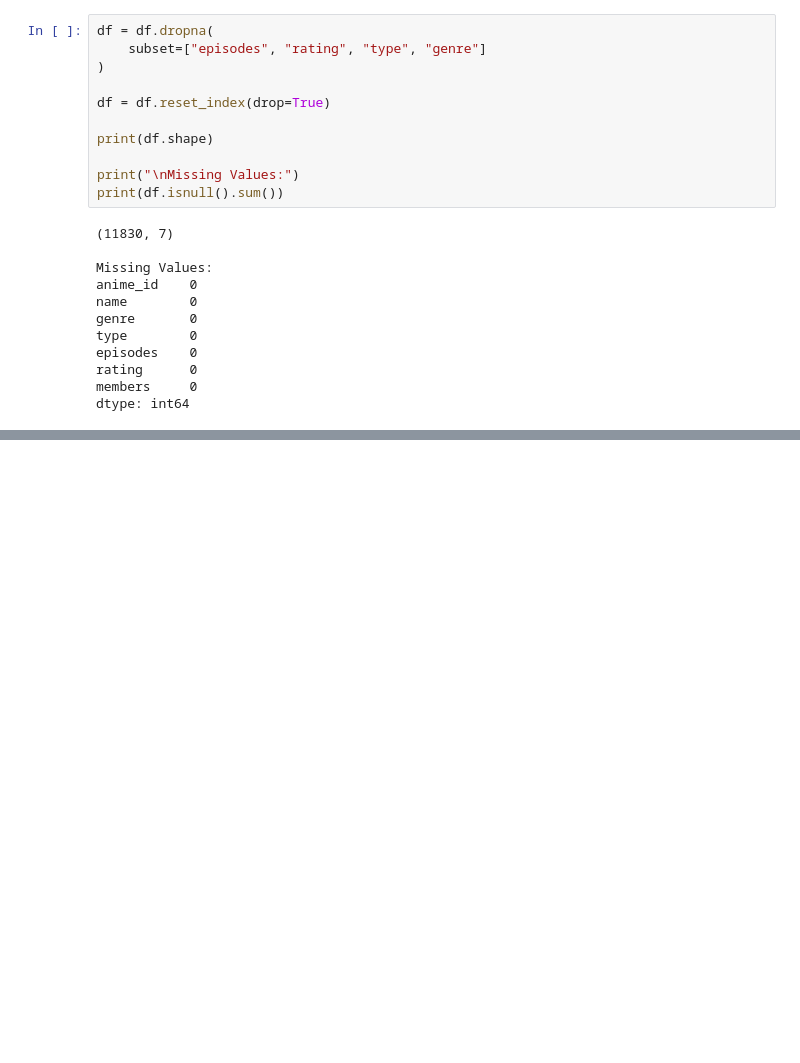
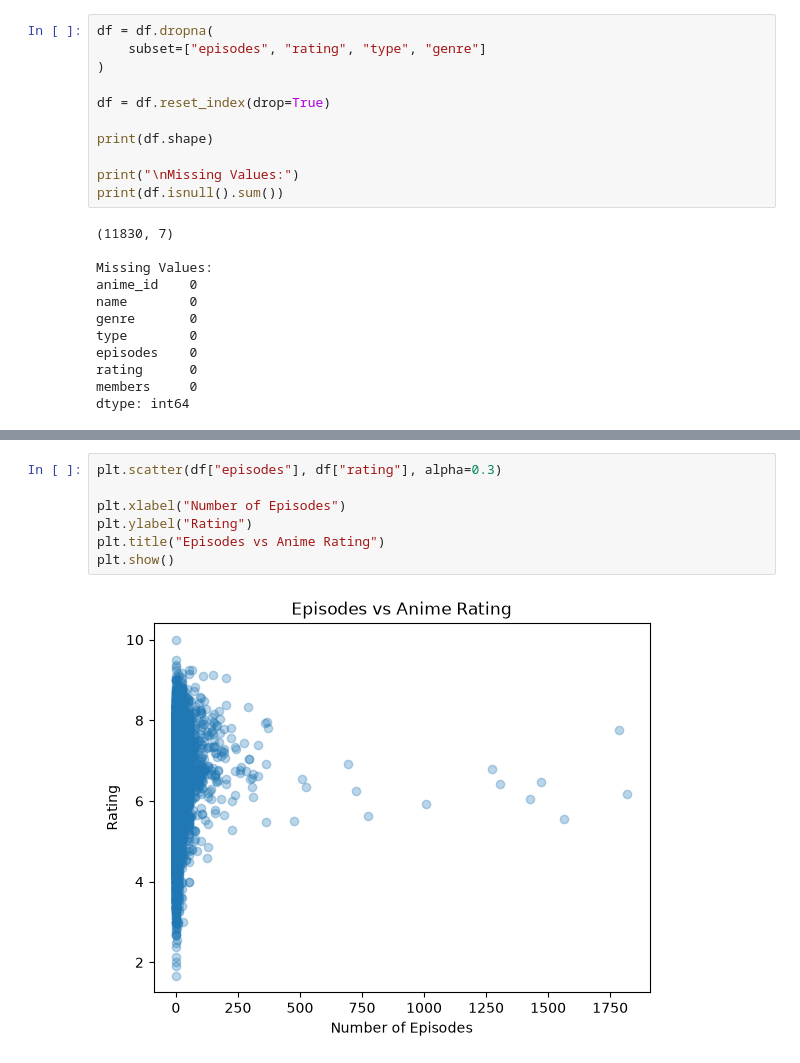
Before and after one commit to Aslngsng/Anime-Rating-Prediction, a Jupyter notebook: notebook.ipynb, the cells around one changed output, grey strips where cells are left out. Drawn from its saved outputs; the diff is of its cells as text; blank space fills up the shorter version.

```diff
--- a/notebook.ipynb
+++ b/notebook.ipynb
@@ -130,0 +239,9 @@ dtype: int64
+# %%
+plt.scatter(df["episodes"], df["rating"], alpha=0.3)
+
+plt.xlabel("Number of Episodes")
+plt.ylabel("Rating")
+plt.title("Episodes vs Anime Rating")
+plt.show()
+# %% [output]
+[figure, added]
```
Also changed, not shown: parts of 16 cells of this notebook.
